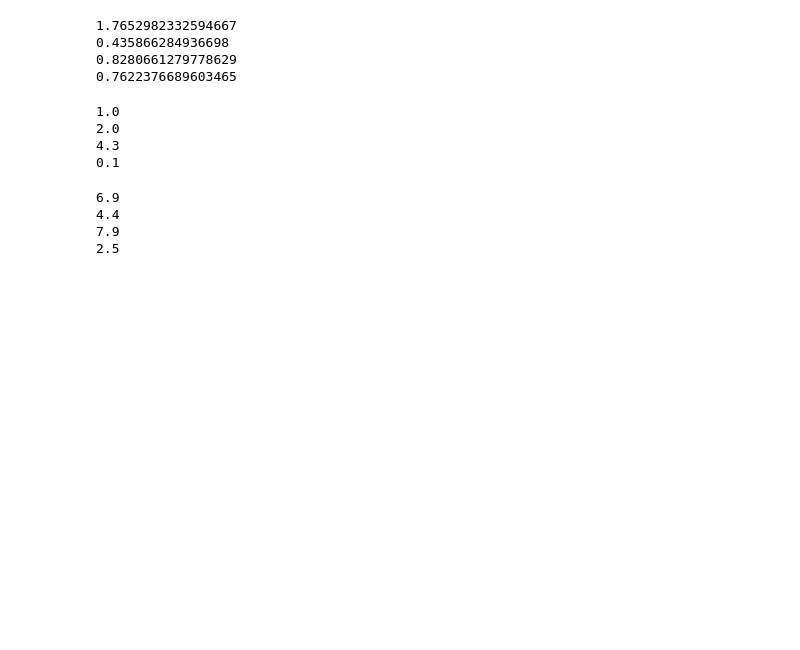
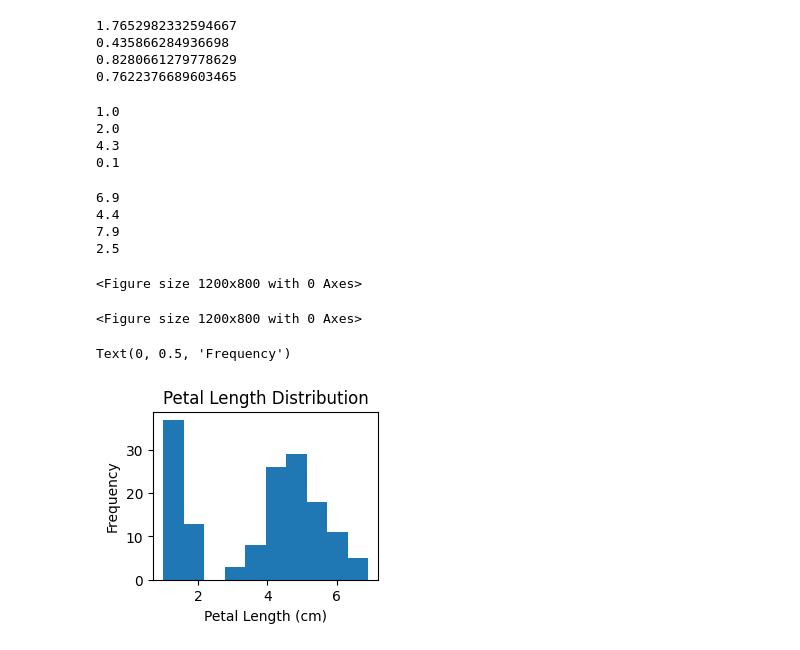
Before and after one commit to sarveshkuvalekar/DSBDA_LAB_Practicals, a Jupyter notebook: PRACTICAL_4.ipynb, the cells around one changed output. Cells and saved outputs as stored; diff of their text form; code cells hidden in the pictures; blank space fills up the shorter version.

```diff
--- a/PRACTICAL_4.ipynb
+++ b/PRACTICAL_4.ipynb
@@ -89,3 +89,18 @@ print(df['petal width (cm)'].max())
 4.4
 7.9
 2.5
+# %%
+import matplotlib.pyplot as plt
+plt.figure(figsize=(12, 8))
+# %% [output]
+<Figure size 1200x800 with 0 Axes>
+<Figure size 1200x800 with 0 Axes>
+# %%
+plt.subplot(2, 2, 1)
+plt.hist(df['petal length (cm)'], bins=10)
+plt.title('Petal Length Distribution')
+plt.xlabel('Petal Length (cm)')
+plt.ylabel('Frequency')
+# %% [output]
+Text(0, 0.5, 'Frequency')
+[figure, added]
```
Also changed, not shown: parts of 5 cells of this notebook.
